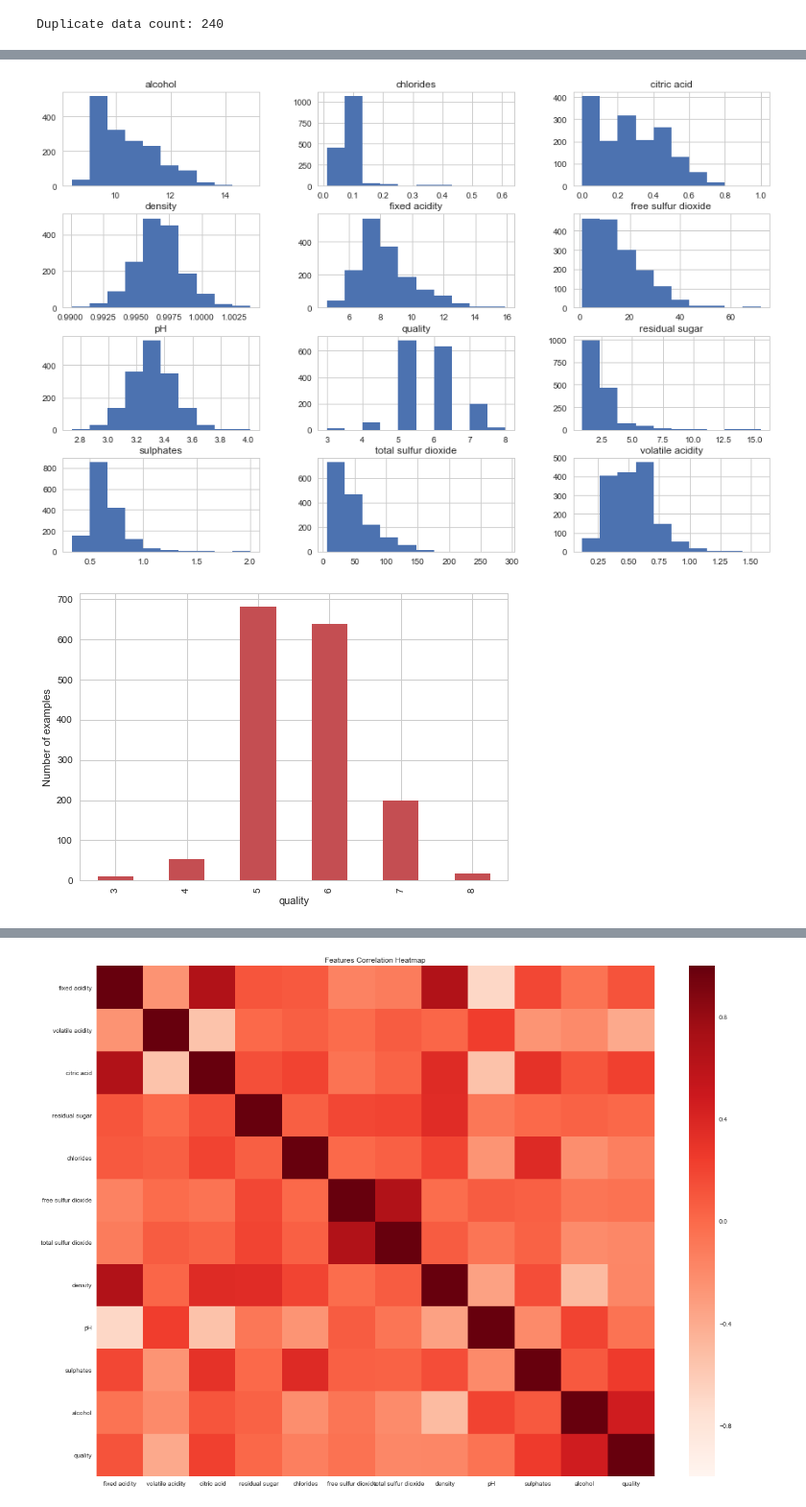
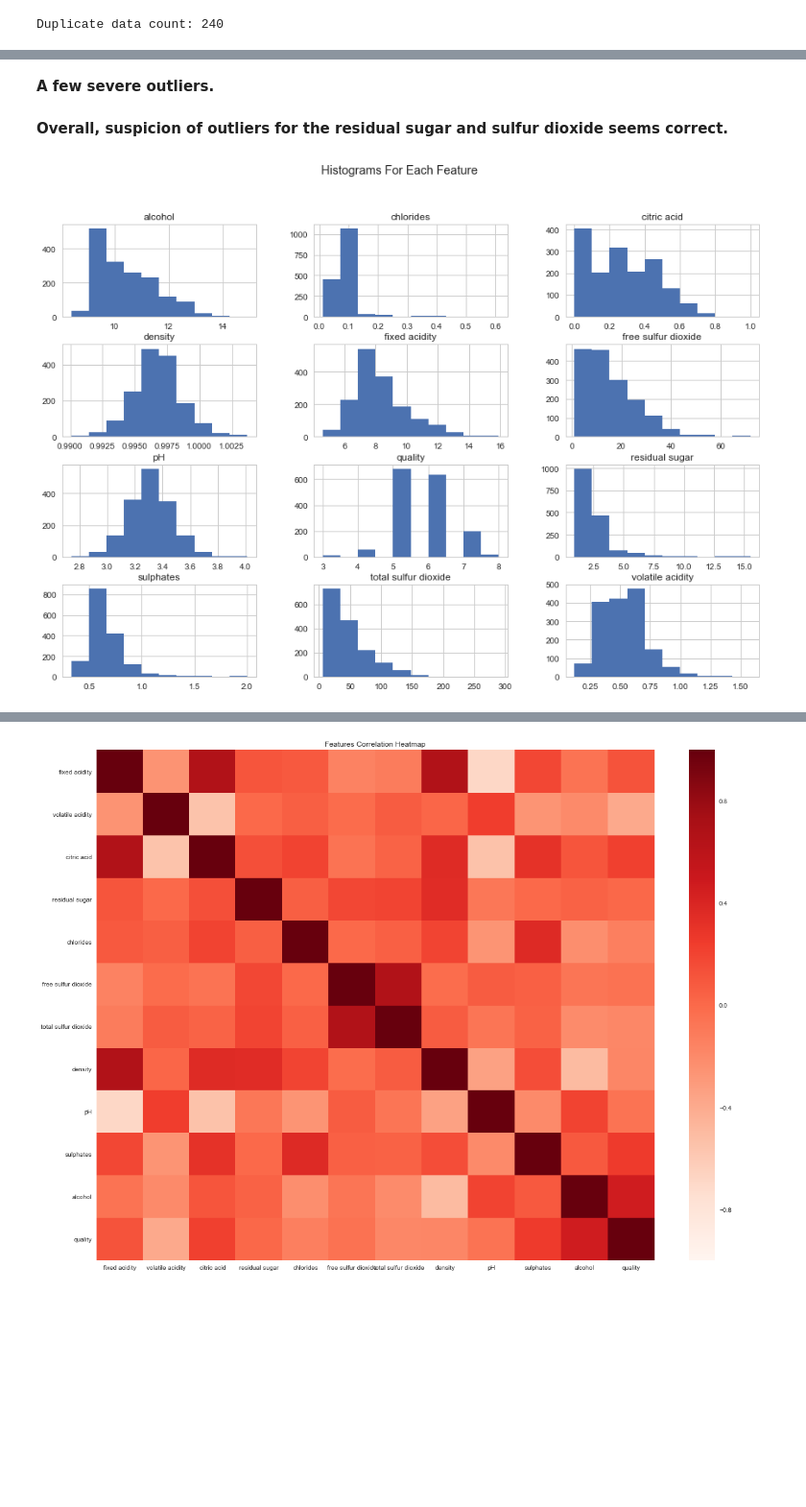
Before and after one commit to spiritedtechie/wine-quality-prediction, a Jupyter notebook: Wine Quality Data Analysis.ipynb, the cells around one changed output, grey strips where cells are left out. Shown at 96% size. Cells and saved outputs as stored; diff of their text form; code cells hidden in the pictures; blank space fills up the shorter version.

```diff
--- a/Wine Quality Data Analysis.ipynb
+++ b/Wine Quality Data Analysis.ipynb
@@ -35,0 +28,9 @@ data.describe()
+# %%
+# Set a new field quality_label by transforming the existing quality column
+data['quality_label'] = data['quality'].apply(lambda value: 'low' if value <= 5
+                                                              else 'medium' if value <= 7
+                                                              else 'high')
+# %%
+# Convert new field to categorical type
+data['quality_label'] = pd.Categorical(data['quality_label'],
+                                       categories=['low', 'medium', 'high'])
@@ -67,12 +143,10 @@ plt.show()
+# %% [markdown]
+<b>A few severe outliers.</b>
+# %% [markdown]
+<b>Overall, suspicion of outliers for the residual sugar and sulfur dioxide seems correct.</b>
 # %%
-data.hist(figsize=(15,10))
+plot = data.hist(figsize=(15,10))
+plt.suptitle('Histograms For Each Feature')
 plt.show()
 # %% [output]
-[figure, old version]
+[figure, new version]
-# %%
-plt.xlabel("Quality")
-plt.ylabel("Number of examples")
-data.groupby('quality').size().plot.bar(color='r')
-plt.show()
-# %% [output]
-[figure, removed]
```
Also changed, not shown: parts of 32 cells of this notebook.
